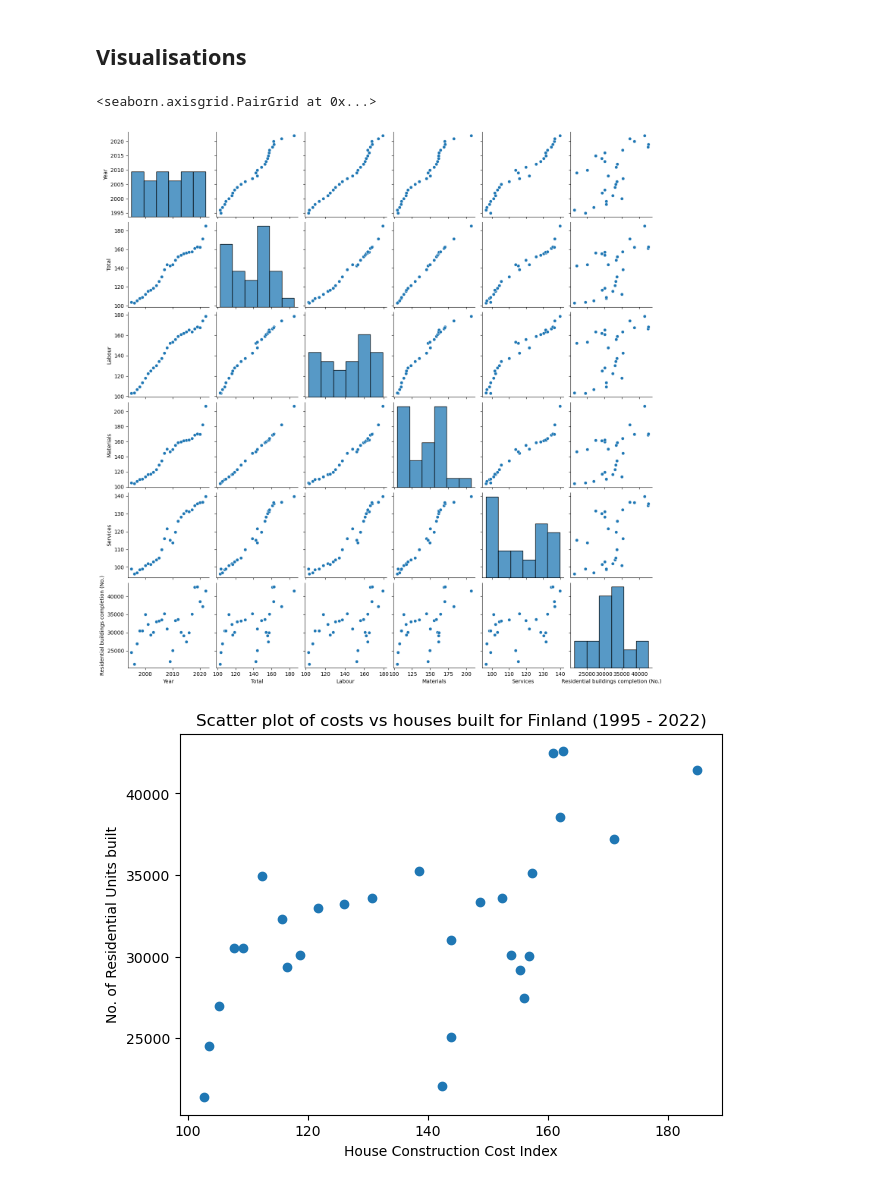
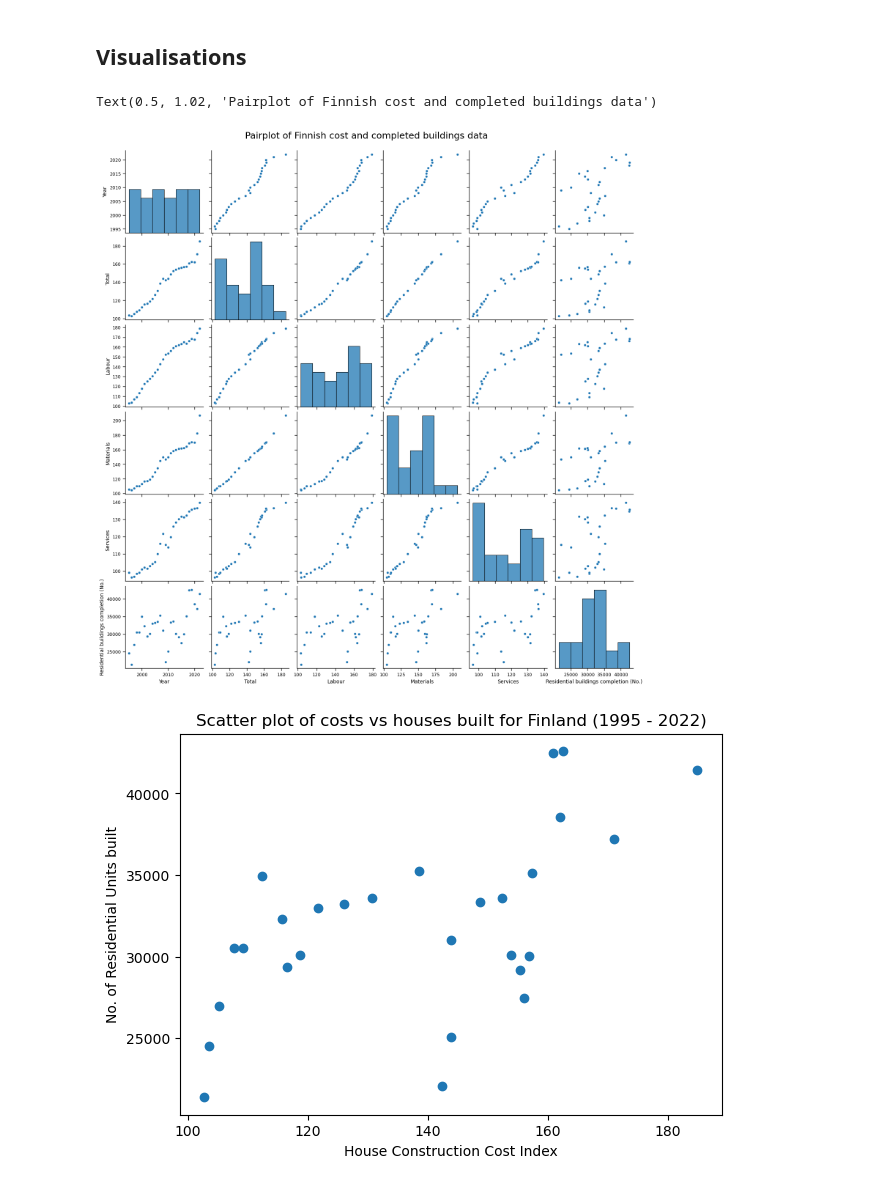
Before and after one commit to coharaCNJ/M.Sc.-Data-Analytics-Semester-1-CA1, a Jupyter notebook: Statistical_analysis_and_forecasting.ipynb, the cells around one changed output. Saved outputs shown, nothing was run; the diff lists cells and outputs as text; code cells hidden in the pictures.

```diff
--- a/Statistical_analysis_and_forecasting.ipynb
+++ b/Statistical_analysis_and_forecasting.ipynb
@@ -820,5 +829,7 @@ array(['q1_2018', 'q1_2019', 'q1_2021', 'q2_2018', 'q2_2019', 'q2_2020',
        'q3_2018', 'q3_2019', 'q3_2020', 'q3_2021', 'q4_2018', 'q4_2019',
        'q4_2020'], dtype=object)
 # %%
-sns.pairplot(irish_data_combined)
+sns.set_context("paper", rc={"axes.labelsize":8})
+g = sns.pairplot(irish_data_combined)
+g.fig.suptitle("Pairplot of Finnish cost and completed buildings data", y=1.02, fontsize=10) # y= some height>1
 # %% [output]
@@ -893,10 +904,12 @@ array([1995, 1996, 1997, 1998, 1999, 2000, 2001, 2002, 2003, 2004, 2005,
 # %% [markdown]
 ## Visualisations
 # %%
-sns.pairplot(finnish_data_combined)
+sns.set_context("paper", rc={"axes.labelsize":10})
+g = sns.pairplot(finnish_data_combined)
+g.fig.suptitle("Pairplot of Finnish cost and completed buildings data", y=1.02, fontsize=18)
 # %% [output]
-<seaborn.axisgrid.PairGrid at 0x...>
+Text(0.5, 1.02, 'Pairplot of Finnish cost and completed buildings data')
-[figure, old version]
+[figure, new version]
 # %%
 plt.figure(figsize=(7, 7/sqrt(2)))
 plt.title("Scatter plot of costs vs houses built for Finland (1995 - 2022)", size=12)
```
Also changed, not shown: parts of 6 cells of this notebook, 4 other files.
